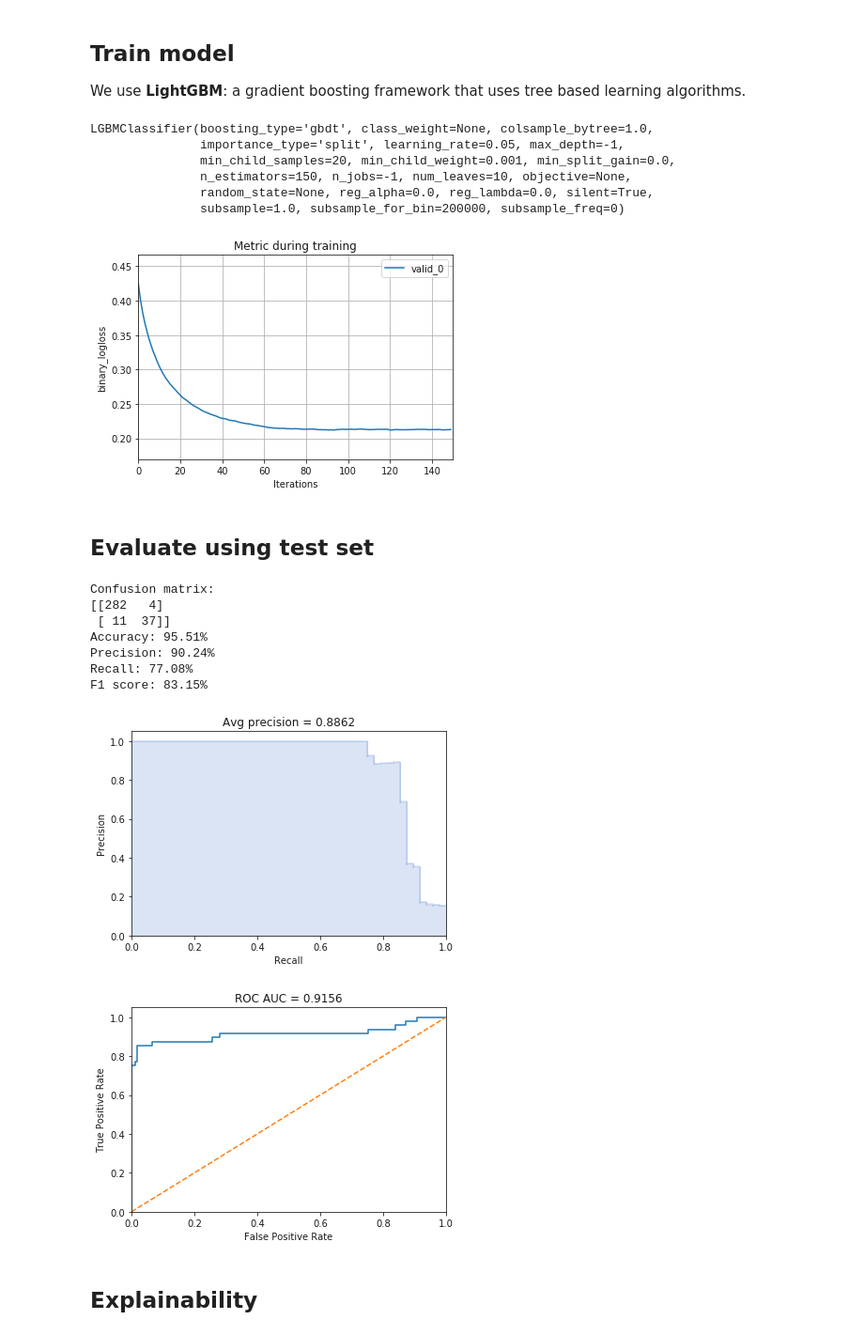
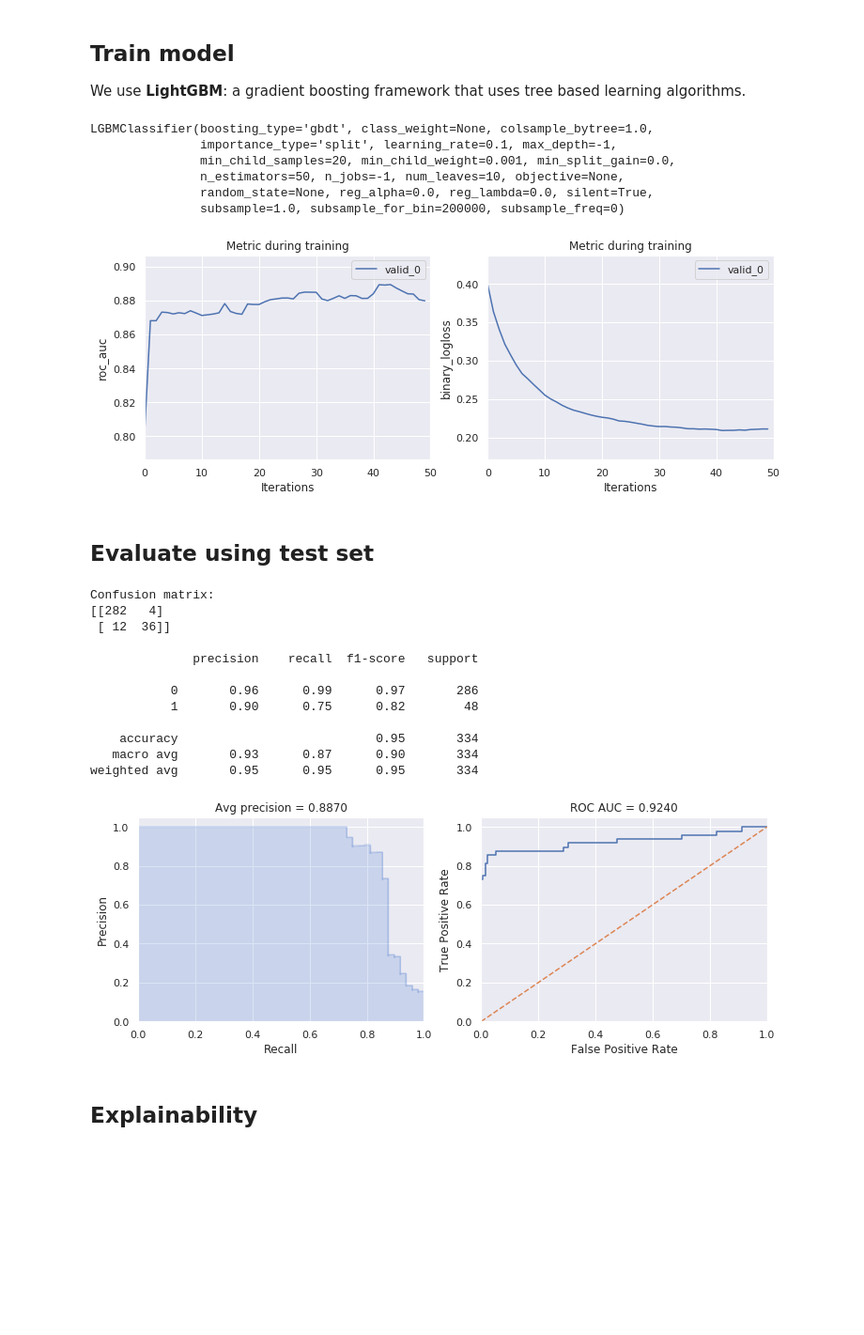
Before and after one commit to basisai/churn_prediction, a Jupyter notebook: doc/churn_prediction.ipynb, the cells around one changed output. Shown at 94% size. Cells and saved outputs as stored; diff of their text form; code cells hidden in the pictures; blank space fills up the shorter version.

```diff
--- a/doc/churn_prediction.ipynb
+++ b/doc/churn_prediction.ipynb
@@ -4,14 +4,13 @@
 import numpy as np
 import pandas as pd
 import lightgbm as lgb
-from sklearn import metrics
-from sklearn.model_selection import train_test_split
-
-from helpers import print_results, plot_pr_curve, plot_roc_curve
-
+import shap
 import seaborn as sns
 import matplotlib.pyplot as plt
+
+from utils import lgb_roc_auc_score, print_results, plot_pr_curve, plot_roc_curve
+
+sns.set()
 %matplotlib inline
-
-import shap
-shap.initjs()
+%load_ext autoreload
+%autoreload 2
@@ -166,46 +163,54 @@ y_test = test_data[TARGET_COL]
 
 We use **LightGBM**: a gradient boosting framework that uses tree based learning algorithms.
 # %%
-gbm = lgb.LGBMClassifier(num_leaves=10, learning_rate=0.05, n_estimators=150)
-gbm.fit(X_train, y_train,
-        eval_set=[(X_val, y_val)],
-        eval_metric="accuracy",
-        verbose=False)
+clf = lgb.LGBMClassifier(num_leaves=10, learning_rate=0.1, n_estimators=50)
+clf.fit(
+    X_train,
+    y_train,
+    eval_set=[(X_val, y_val)],
+    eval_metric=lgb_roc_auc_score,
+    verbose=False,
+)
 # %% [output]
 LGBMClassifier(boosting_type='gbdt', class_weight=None, colsample_bytree=1.0,
-               importance_type='split', learning_rate=0.05, max_depth=-1,
+               importance_type='split', learning_rate=0.1, max_depth=-1,
                min_child_samples=20, min_child_weight=0.001, min_split_gain=0.0,
-               n_estimators=150, n_jobs=-1, num_leaves=10, objective=None,
+               n_estimators=50, n_jobs=-1, num_leaves=10, objective=None,
                random_state=None, reg_alpha=0.0, reg_lambda=0.0, silent=True,
                subsample=1.0, subsample_for_bin=200000, subsample_freq=0)
-# %%
-lgb.plot_metric(gbm)
-plt.show()
-# %% [output]
-[figure, removed]
+# %%
+fig, axs = plt.subplots(1, 2, figsize=(12, 4))
+lgb.plot_metric(clf, "roc_auc", ax=axs[0])
+lgb.plot_metric(clf, "binary_logloss", ax=axs[1])
+plt.show()
+# %% [output]
+[figure, added]
 # %% [markdown]
 ## Evaluate using test set
 # %%
-y_probs = gbm.predict_proba(X_test)[:,1]
+y_probs = clf.predict_proba(X_test)[:,1]
 
 print_results(y_test, y_probs)
 # %% [output]
 Confusion matrix:
 [[282   4]
- [ 11  37]]
-Accuracy: 95.51%
-Precision: 90.24%
-Recall: 77.08%
-F1 score: 83.15%
+ [ 12  36]]
+
+              precision    recall  f1-score   support
+
+           0       0.96      0.99      0.97       286
+           1       0.90      0.75      0.82        48
+
+    accuracy                           0.95       334
+   macro avg       0.93      0.87      0.90       334
+weighted avg       0.95      0.95      0.95       334
 # %%
-plot_pr_curve(y_test, y_probs)
+fig, axs = plt.subplots(1, 2, figsize=(12, 4))
+plot_pr_curve(y_test, y_probs, axs[0])
+plot_roc_curve(y_test, y_probs, axs[1])
 plt.show()
-
-plot_roc_curve(y_test, y_probs)
-plt.show()
 # %% [output]
-[figure, old version]
+[figure, new version]
-[figure, removed]
 # %% [markdown]
 ## Explainability
 # %%
```
Also changed, not shown: parts of 4 cells of this notebook, 9 other files.
